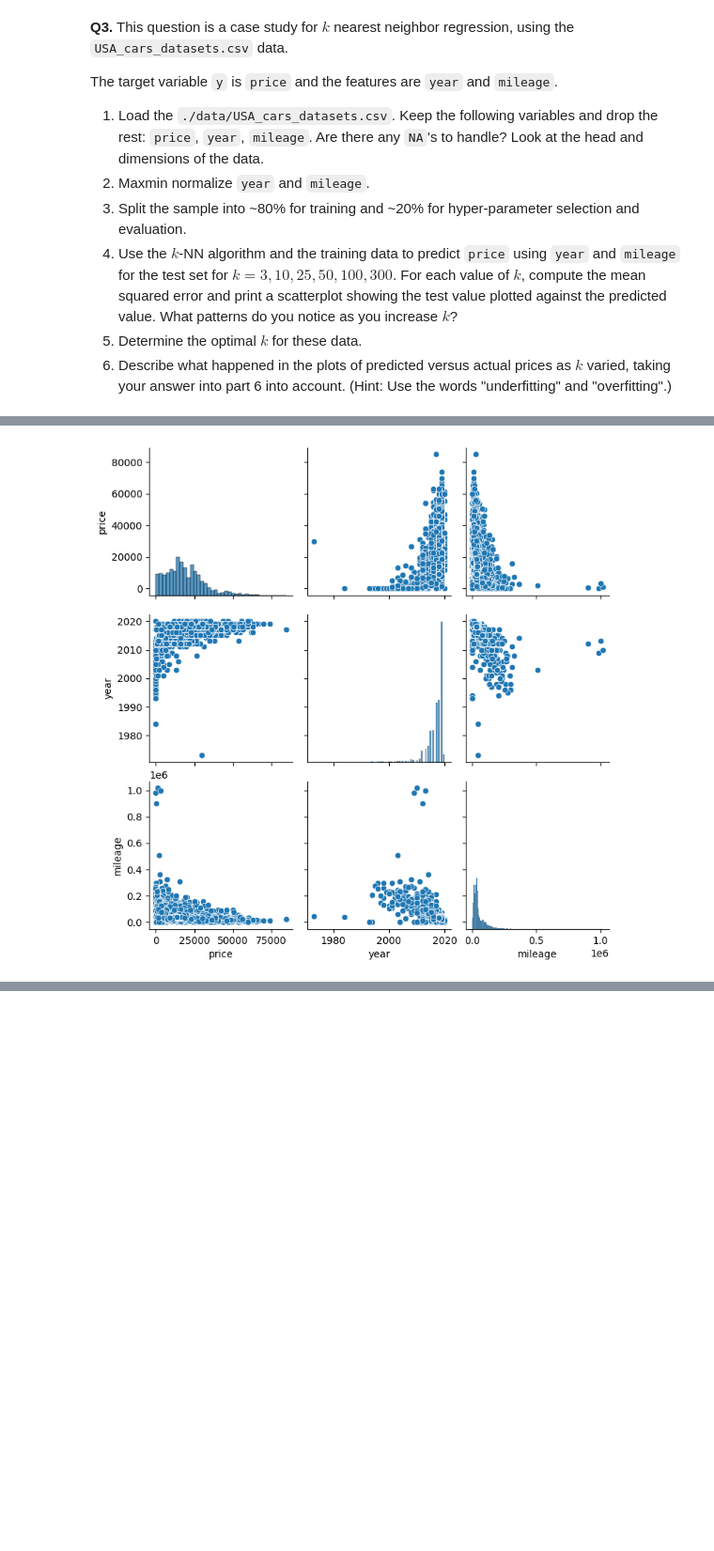
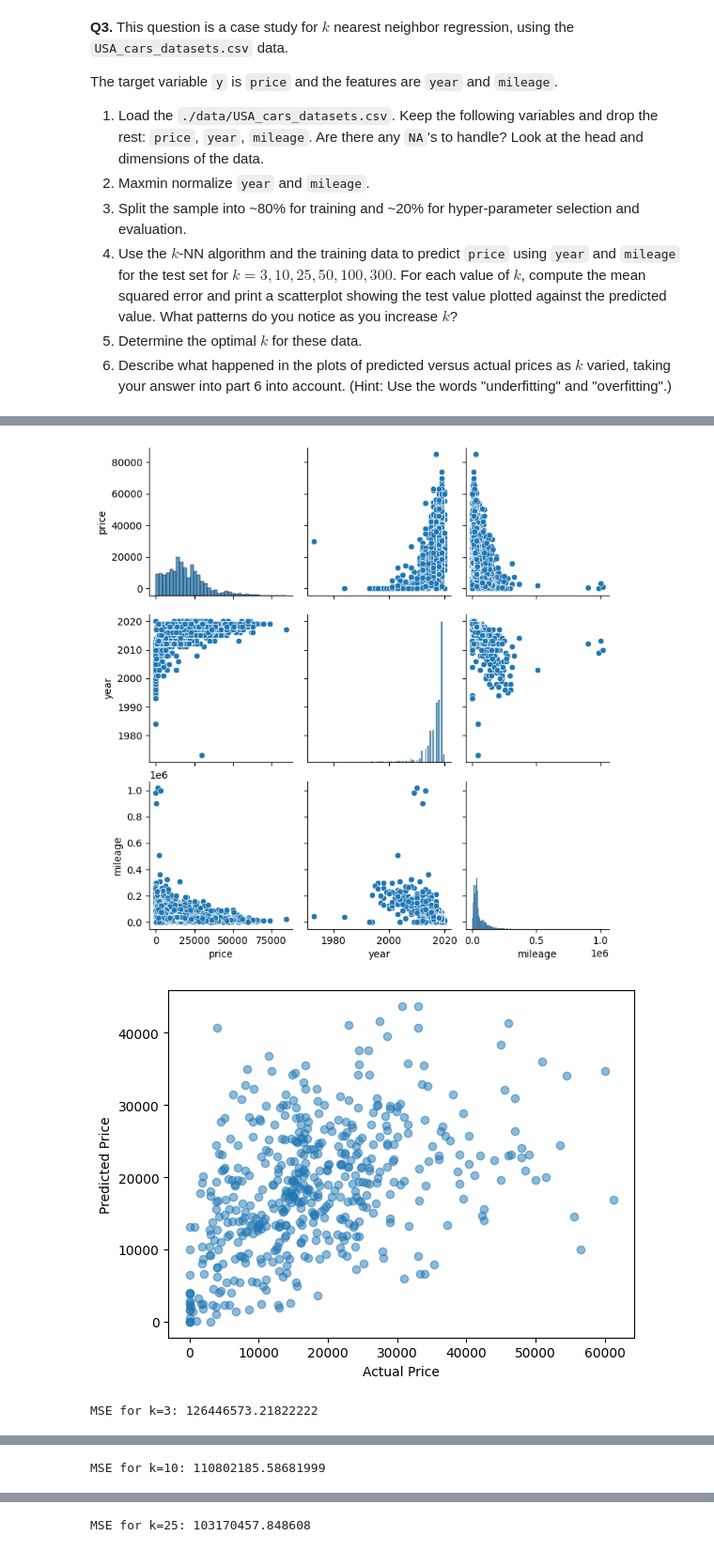
Before and after one commit to hershiaytoda/undergrad_ml_assignments, a Jupyter notebook: 02_assignment_knn.ipynb, the cells around one changed output, grey strips where cells are left out. Shown at 94% size. Cells and saved outputs as stored; diff of their text form; code cells hidden in the pictures; blank space fills up the shorter version.

```diff
--- a/02_assignment_knn.ipynb
+++ b/02_assignment_knn.ipynb
@@ -191,30 +191,89 @@ plt.show()
 #maxmin
 from sklearn.preprocessing import MinMaxScaler
 
 scaler = MinMaxScaler()
 X = df[['year','mileage']]
 y = df['price']
 
 x_scaled = scaler.fit_transform(X)
 
 
 #split
 from sklearn.model_selection import train_test_split
 
 X_train, X_test, y_train, y_test = train_test_split(
     x_scaled, y,
     test_size=0.2,
     random_state=100
 )
+
+
+#4
+from sklearn.neighbors import KNeighborsRegressor
+from sklearn.metrics import mean_squared_error
+import matplotlib.pyplot as plt
+
+k_values= [3,10,25,50,100,300]
+mse_values = []
+
+for k in k_values:
+  model = KNeighborsRegressor(n_neighbors=k)
+  model = model.fit(X_train, y_train)
+  y_hat = model.predict(X_test)
+  mse = mean_squared_error(y_test, y_hat)
+  mse_values.append(mse)
+  plt.scatter(y_test, y_hat, alpha=0.5)
+  plt.xlabel("Actual Price")
+  plt.ylabel("Predicted Price")
+  plt.show()
+  print(f"MSE for k={k}: {mse}")
+
+
+#5, optimal K = the one with the smallest MSE
+optimal_k = k_values[np.argmin(mse_values)]
+print("Optimal k:", optimal_k)
+
+
+#Small k → Overfitting
+
+#Model is too sensitive to nearby observations
+
+#High variance
+
+#Fits noise
+
+#Very flexible
+
+#Good training performance, worse generalization
+
+#Large k → Underfitting
+
+#Model averages too many neighbors
+
+#High bias
+
+#Predictions shrink toward the mean
+
+#Cannot capture relationship between price, year, and mileage
+
+#Optimal k
+
+#Balances bias and variance
+
+#Produces lowest test MSE
+
+#Best generalization performance
 # %% [output]
               price         year       mileage
 count   2499.000000  2499.000000  2.499000e+03
 mean   18767.671469  2016.714286  5.229869e+04
 std    12116.094936     3.442656  5.970552e+04
 min        0.000000  1973.000000  0.000000e+00
 25%    10200.000000  2016.000000  2.146650e+04
 50%    16900.000000  2018.000000  3.536500e+04
 75%    25555.500000  2019.000000  6.347250e+04
 max    84900.000000  2020.000000  1.017936e+06
 (2499, 3)
 [figure]
+[figure, added]
+MSE for k=3: 126446573.21822222
@@ -220,0 +281 @@ max    84900.000000  2020.000000  1.017936e+06
+MSE for k=10: 110802185.58681999
@@ -220,0 +283 @@ max    84900.000000  2020.000000  1.017936e+06
+MSE for k=25: 103170457.848608
```
Also changed, not shown: parts of 3 cells of this notebook.
